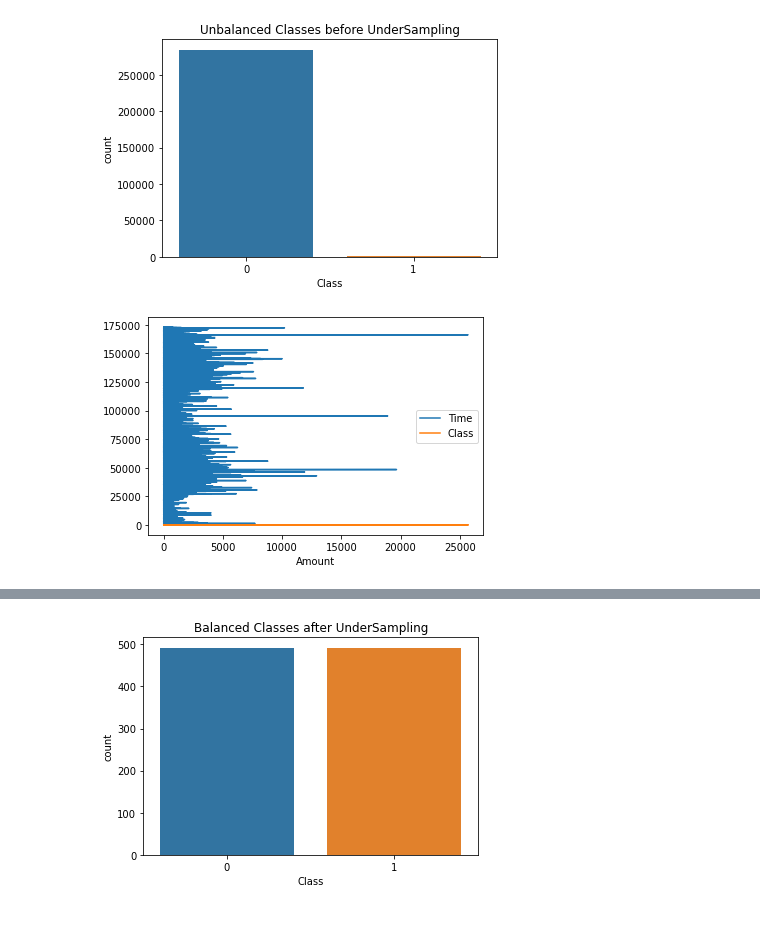
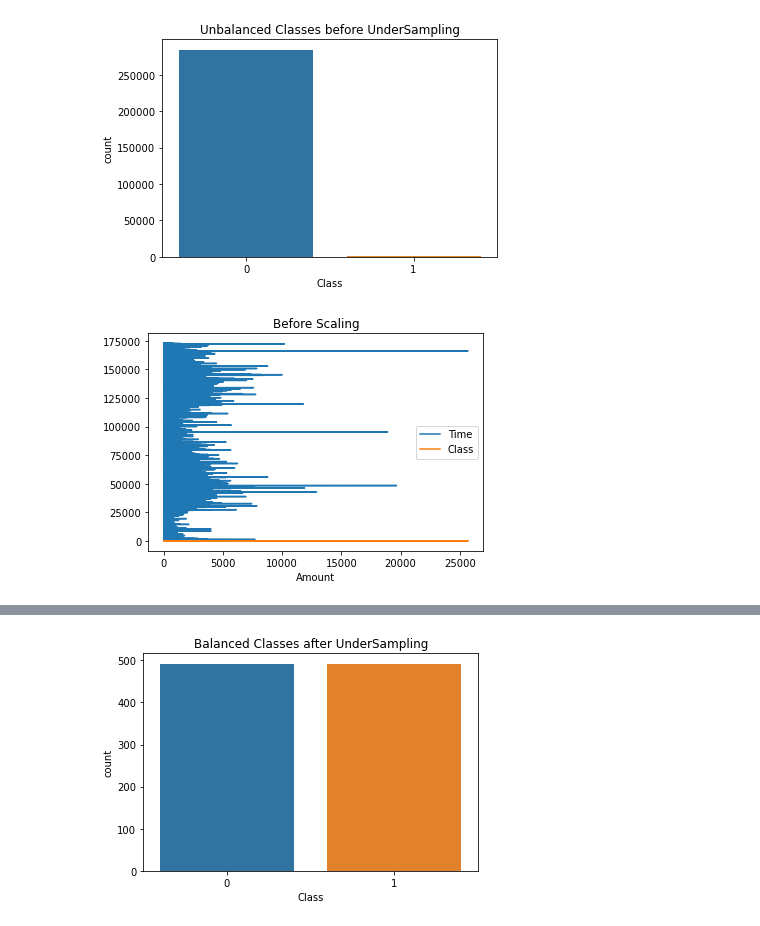
Before and after one commit to NehaDas25/DataScience_CS5661, a Jupyter notebook: Credit_Card_Fraud_Detection.ipynb, the cells around one changed output, grey strips where cells are left out. Saved outputs shown, nothing was run; the diff lists cells and outputs as text; code cells hidden in the pictures.

```diff
--- a/Credit_Card_Fraud_Detection.ipynb
+++ b/Credit_Card_Fraud_Detection.ipynb
@@ -98,6 +99,8 @@ plt.show()
 #Imbalanced Dataset = Imbalanced data refers to those types of datasets where the target class has an uneven distribution of observations, i.e one class label has a very high number of observations and the other has a very low number of observations.
 # %%
 data_set.plot(x="Amount", y=["Time", "Class"])
+plt.title("Before Scaling")
+plt.savefig("Before Scaling")
 plt.show()
 # %% [output]
-[figure, old version]
+[figure, new version]
```
Also changed, not shown: parts of 38 cells of this notebook, 10 other files.
